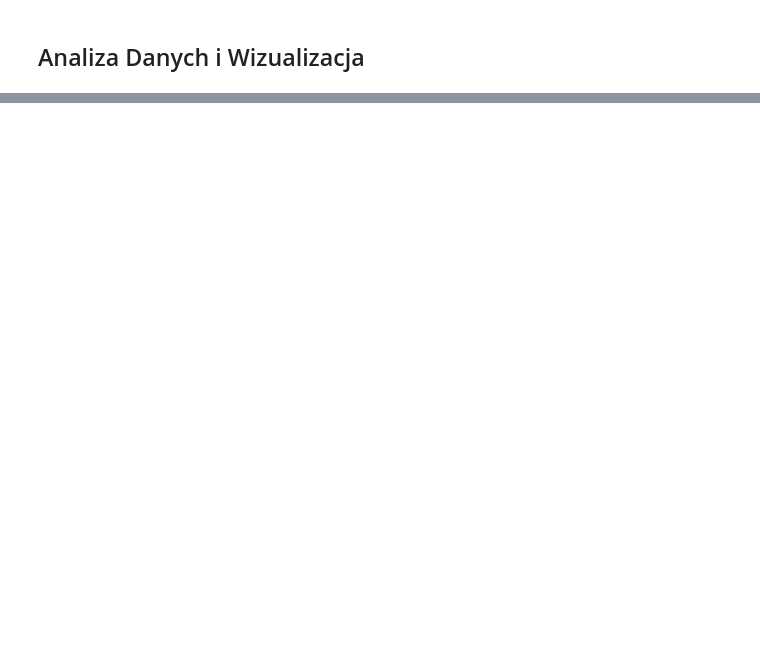
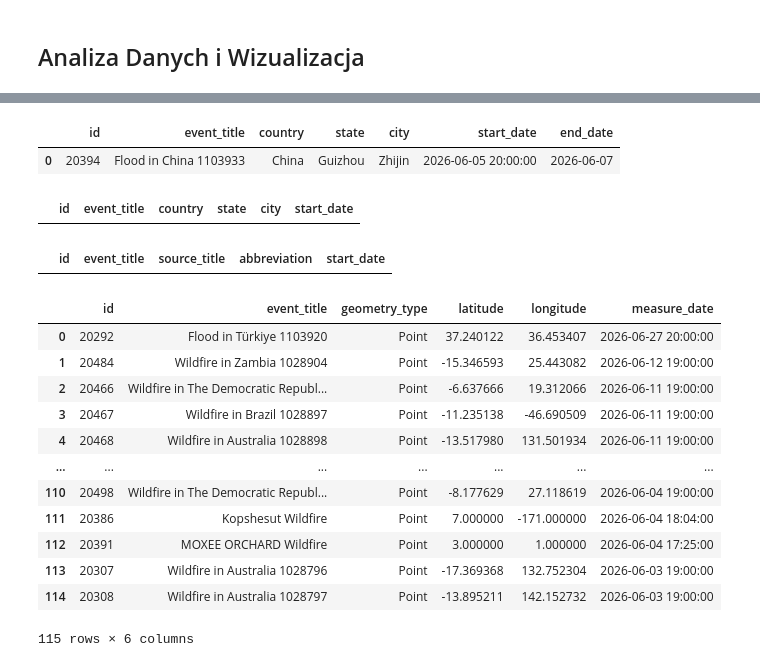
Before and after one commit to Kakaloko/projekt_bazy_eonet, a Jupyter notebook: main.ipynb, the cells around one changed output, grey strips where cells are left out. Saved outputs shown, nothing was run; the diff lists cells and outputs as text; code cells hidden in the pictures; blank space fills up the shorter version.

```diff
--- a/main.ipynb
+++ b/main.ipynb
@@ -439,0 +500,5 @@ with engine.begin() as  conn:
+# %%
+import filtr as f
+with engine.begin() as conn:
+    res=f.event_category("Floods", conn)
+    display(res)
@@ -439,0 +517,42 @@ with engine.begin() as  conn:
+# %%
+
+with engine.begin() as conn:
+    res = f.event_country("China", conn)
+    display(res)
+# %% [output]
+|  | id | event_title | country | state | city | start_date | end_date |
+| 0 | 20394 | Flood in China 1103933 | China | Guizhou | Zhijin | 2026-06-05 20:00:00 | 2026-06-07 |
+# %%
+
+
+with engine.begin() as conn:
+    res = f.event_city("Kraków", conn)
+    display(res)
+# %% [output]
+|  | id | event_title | country | state | city | start_date |
+# %%
+
+with engine.begin() as conn:
+    res = f.event_source("AVO", conn)
+    display(res)
+# %% [output]
+|  | id | event_title | source_title | abbreviation | start_date |
+# %%
+
+with engine.begin() as conn:
+    res = f.event_geometry_type("Point", conn)
+    display(res)
+# %% [output]
+|  | id | event_title | geometry_type | latitude | longitude | measure_date |
+| 0 | 20292 | Flood in Türkiye 1103920 | Point | 37.240122 | 36.453407 | 2026-06-27 20:00:00 |
+| 1 | 20484 | Wildfire in Zambia 1028904 | Point | -15.346593 | 25.443082 | 2026-06-12 19:00:00 |
+| 2 | 20466 | Wildfire in The Democratic Republ... | Point | -6.637666 | 19.312066 | 2026-06-11 19:00:00 |
+| 3 | 20467 | Wildfire in Brazil 1028897 | Point | -11.235138 | -46.690509 | 2026-06-11 19:00:00 |
+| 4 | 20468 | Wildfire in Australia 1028898 | Point | -13.517980 | 131.501934 | 2026-06-11 19:00:00 |
+| ... | ... | ... | ... | ... | ... | ... |
+| 110 | 20498 | Wildfire in The Democratic Republ... | Point | -8.177629 | 27.118619 | 2026-06-04 19:00:00 |
+| 111 | 20386 | Kopshesut Wildfire | Point | 7.000000 | -171.000000 | 2026-06-04 18:04:00 |
+| 112 | 20391 | MOXEE ORCHARD Wildfire | Point | 3.000000 | 1.000000 | 2026-06-04 17:25:00 |
+| 113 | 20307 | Wildfire in Australia 1028796 | Point | -17.369368 | 132.752304 | 2026-06-03 19:00:00 |
+| 114 | 20308 | Wildfire in Australia 1028797 | Point | -13.895211 | 142.152732 | 2026-06-03 19:00:00 |
+115 rows × 6 columns
```
Also changed, not shown: parts of 21 cells of this notebook, 2 other files.
